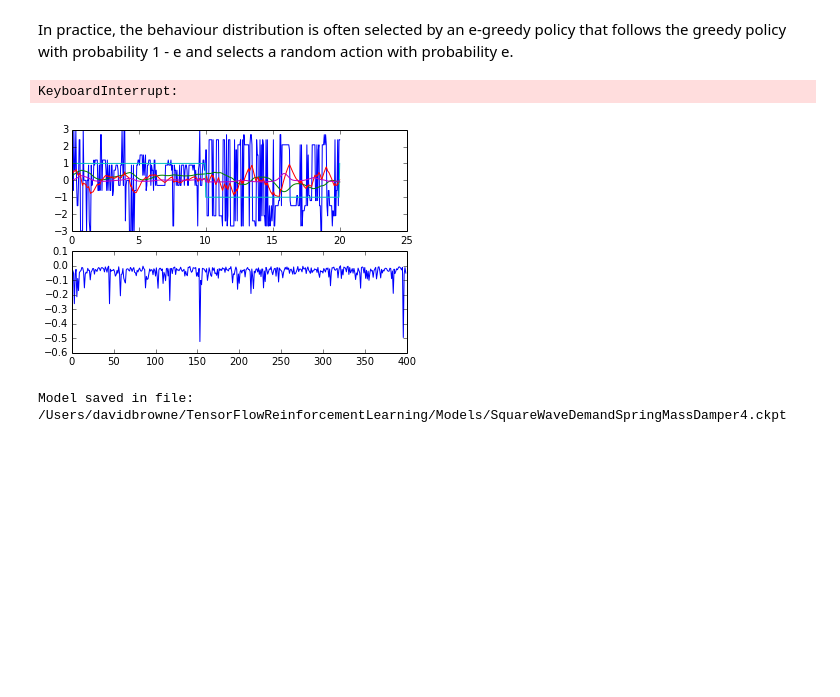
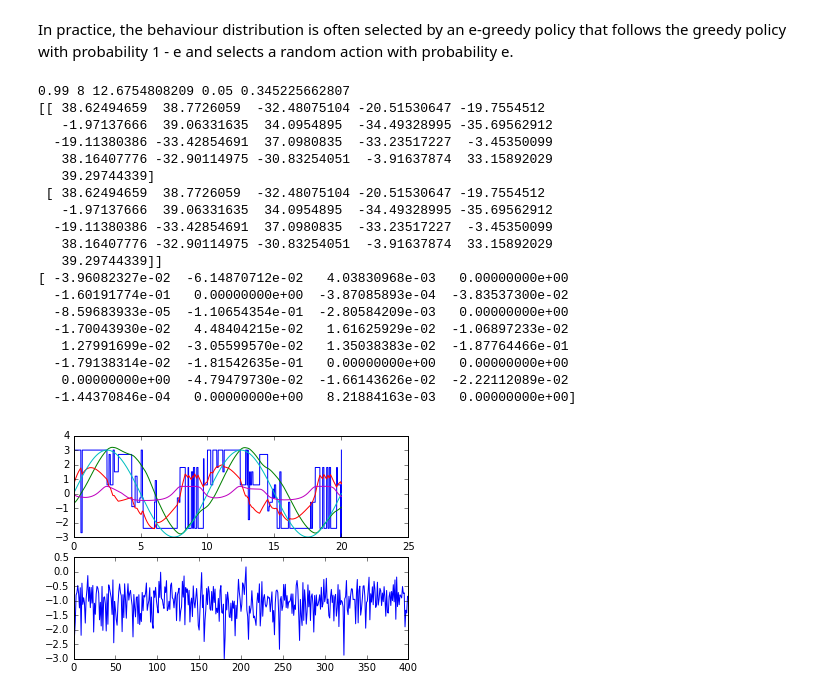
Before and after one commit to andreas-koukorinis/reinforcementlearning-1, a Jupyter notebook: TF RL.ipynb, the cells around one changed output. Drawn from its saved outputs; the diff is of its cells as text; code cells hidden in the pictures; blank space fills up the shorter version.

```diff
--- a/TF RL.ipynb
+++ b/TF RL.ipynb
@@ -131,8 +136,8 @@ copy_L3 = TLayer3.assign(Layer3)
 # %%
 # Training: Optimisation
 with tf.name_scope("optimize") as scope:
-    #temp_diff = tf.clip_by_value((masked_action_scores - future_rewards), -1, 1) # Clipped to -1 and 1
-    temp_diff = (masked_action_scores - future_rewards)
+    temp_diff = tf.clip_by_value((masked_action_scores - future_rewards), -1, 1) # Clipped to -1 and 1
+    #temp_diff = (masked_action_scores - future_rewards)
     prediction_error = tf.square(temp_diff)
 
     mean_prediction_error = tf.reduce_mean(prediction_error)
@@ -164,6 +169,20 @@ time = 0
 episodes = 0
 # %% [markdown]
 In practice, the behaviour distribution is often selected by an e-greedy policy that follows the greedy policy with probability 1 - e and selects a random action with probability e.
+# %%
+# Add ops to save and restore all the variables.
+saver = tf.train.Saver()
+# %%
+restore = 1
+if restore:
+    saver.restore(session, "/notebook/model2_200.ckpt")
+    time_ox = exploration_period
+    time = time_ox * dt
+# %%
+if restore:
+    f = open('/notebook/SquareWaveDemandSpringMassDamper4_experience.pckl')
+    experience = pickle.load(f)
+    f.close()
 # %%
 # More initialisation
 control = 0
@@ -175,6 +194,7 @@ improvement = deque()
 new_observation = state
 new_observationC = np.array([])
 mapped_action = np.floor(output_size/2)+1
+new_action = 0
 tv = []
 controls = []
 error = 0
@@ -217,7 +237,7 @@ for time_oxx in count():
     tv.append(time)
 
     # Saving previous step
-    last_action = mapped_action
+    last_action = new_action #apped_action
 
     ## ----------------------------------------------------------------
     ## INTERCHANGABLE MODEL
@@ -229,7 +249,9 @@ for time_oxx in count():
     dydx[1] = (accel + control) /M1
     dydx[2] = 0
     #dydx[3] = 0
-    target = model_Dem * signal.square(2 * np.pi * model_f * time)
+    #target = model_Dem * signal.square(2 * np.pi * model_f * time)
+    #target = model_Dem * signal.sawtooth(4 * np.pi * model_f * time)
+    target = model_Dem *np.sin(4 * np.pi * model_f * time)
 
     state = state + dydx * dt
     #state[2] = accel
@@ -239,7 +261,7 @@ for time_oxx in count():
     preverror = error
     error = state[0]-target
 
-    reward = 1.0/np.cosh(4*error) - 0.1 #+  np.sign(error-preverror)
+    reward = 1.0/np.cosh(2*error) - 0.5 #+  np.sign(error-preverror)
 
     ## ----------------------------------------------------------------
 
@@ -270,12 +292,12 @@ for time_oxx in count():
                     {observation: [new_observationC], next_observation: [new_observationC]}
                  )
                 new_action = new_actions[0]
+
         else:
             randomcount += 1
 
         # Making a zero output correspond to the most zero action
-        mapped_action = (new_action + output_size/2) % output_size
-        control = C[mapped_action]
+        control = C[new_action]
 
         # Training
         if len(experience) >= exploration_period:
@@ -368,42 +390,68 @@ for time_oxx in count():
             print mpexxx2[0] - mpexxx[0]
             #print Layer3.eval()[0] - TLayer3.eval()[0]
 
             plt.clf()
 
             ax1 = plt.subplot(2, 1, 1)
             ax1.plot(tv,controls)
             ax1.plot(tv, x)
             ax1.plot(tv, v)
             ax1.plot(tv,tgt)
             ax1.plot(tv,rew)
 
             ax2 = plt.subplot(2, 1, 2)
             ax2.plot(improvements)
 
             display.display(plt.gcf())
             display.clear_output(wait=True)
             timelib.sleep(0.1)
 
+        # Save model
+        if (episodes % save_every) == 0:
+            filename = '/notebook/model2_' + str(episodes) + '.ckpt'
+            save_path = saver.save(session, filename)
+            print("Model saved in file: %s" % save_path)
+
         # Resetting for next episode
         #state = np.array([model_Dem, 0.0, model_Dem])
         #new_action = np.floor(output_size/2)+1
         #new_observation = state
         controls = []
         time = 0
         tv = []
         episodes = episodes + 1
         experiencelog = deque()
         improvement = deque()
 # %% [output]
-KeyboardInterrupt:
+0.99 8 12.6754808209 0.05 0.345225662807
+[[ 38.62494659  38.7726059  -32.48075104 -20.51530647 -19.7554512
+   -1.97137666  39.06331635  34.0954895  -34.49328995 -35.69562912
+  -19.11380386 -33.42854691  37.0980835  -33.23517227  -3.45350099
+   38.16407776 -32.90114975 -30.83254051  -3.91637874  33.15892029
+   39.29744339]
+ [ 38.62494659  38.7726059  -32.48075104 -20.51530647 -19.7554512
+   -1.97137666  39.06331635  34.0954895  -34.49328995 -35.69562912
+  -19.11380386 -33.42854691  37.0980835  -33.23517227  -3.45350099
+   38.16407776 -32.90114975 -30.83254051  -3.91637874  33.15892029
+   39.29744339]]
+[ -3.96082327e-02  -6.14870712e-02   4.03830968e-03   0.00000000e+00
+  -1.60191774e-01   0.00000000e+00  -3.87085893e-04  -3.83537300e-02
+  -8.59683933e-05  -1.10654354e-01  -2.80584209e-03   0.00000000e+00
+  -1.70043930e-02   4.48404215e-02   1.61625929e-02  -1.06897233e-02
+   1.27991699e-02  -3.05599570e-02   1.35038383e-02  -1.87764466e-01
+  -1.79138314e-02  -1.81542635e-01   0.00000000e+00   0.00000000e+00
+   0.00000000e+00  -4.79479730e-02  -1.66143626e-02  -2.22112089e-02
+  -1.44370846e-04   0.00000000e+00   8.21884163e-03   0.00000000e+00]
-[figure, old version]
+[figure, new version]
 # %%
 saver = tf.train.Saver()
-save_path = os.path.join(startPath,'Models','SquareWaveDemandSpringMassDamper4.ckpt')
+save_path = '/notebook/SquareWaveDemandSpringMassDamper4.ckpt'
 saver.save(session, save_path)
 print("Model saved in file: %s" % save_path)
+
+f = open('/notebook/SquareWaveDemandSpringMassDamper4_experience.pckl', 'w')
+pickle.dump(experience, f)
+f.close()
-# %% [output]
-Model saved in file: /Users/davidbrowne/TensorFlowReinforcementLearning/Models/SquareWaveDemandSpringMassDamper4.ckpt
 # %%
 temp1, temp2, temp3 = session.run([masked_action_scores, future_rewards, gradients], {
                 observation: Xobservation,
```
Also changed, not shown: parts of 14 cells of this notebook.
